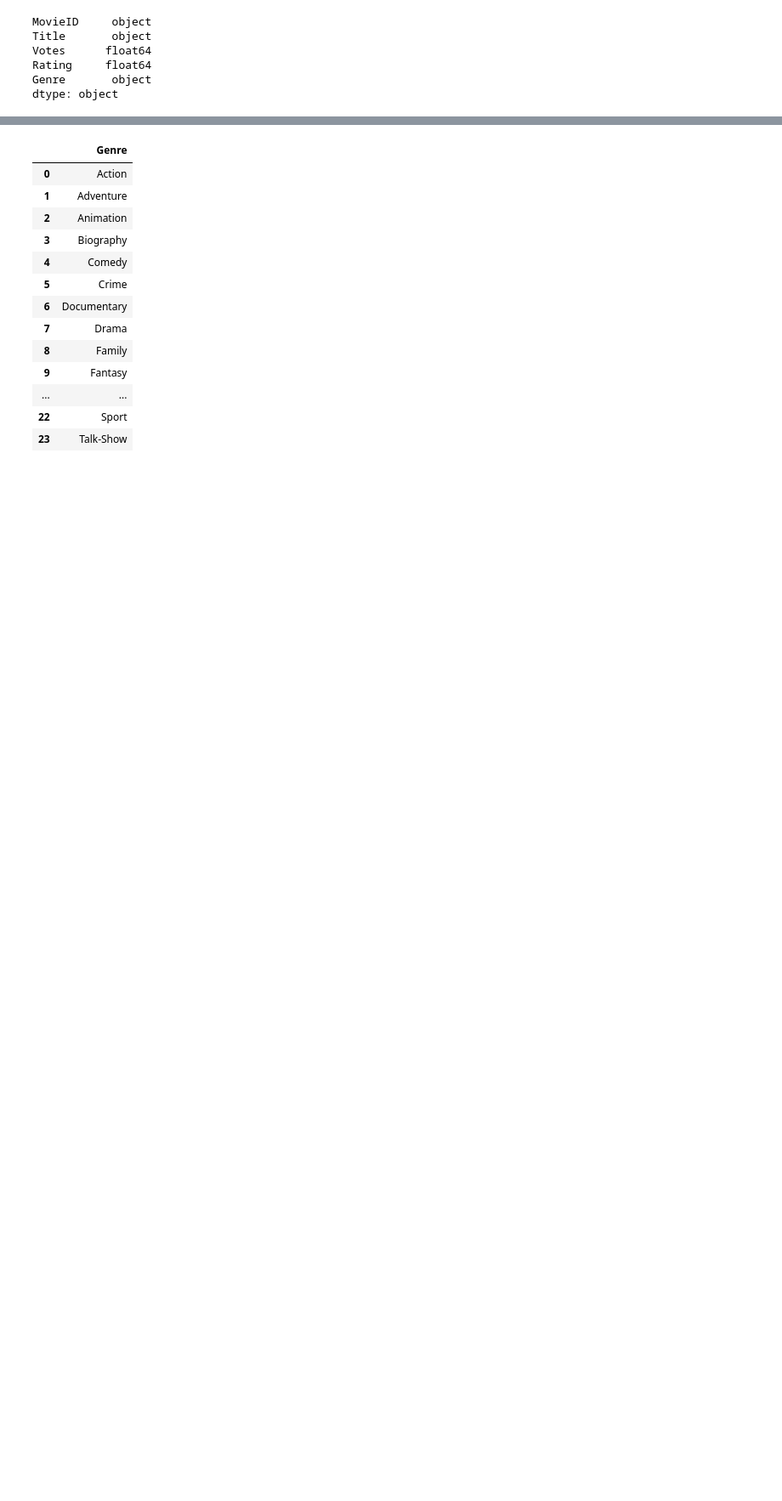
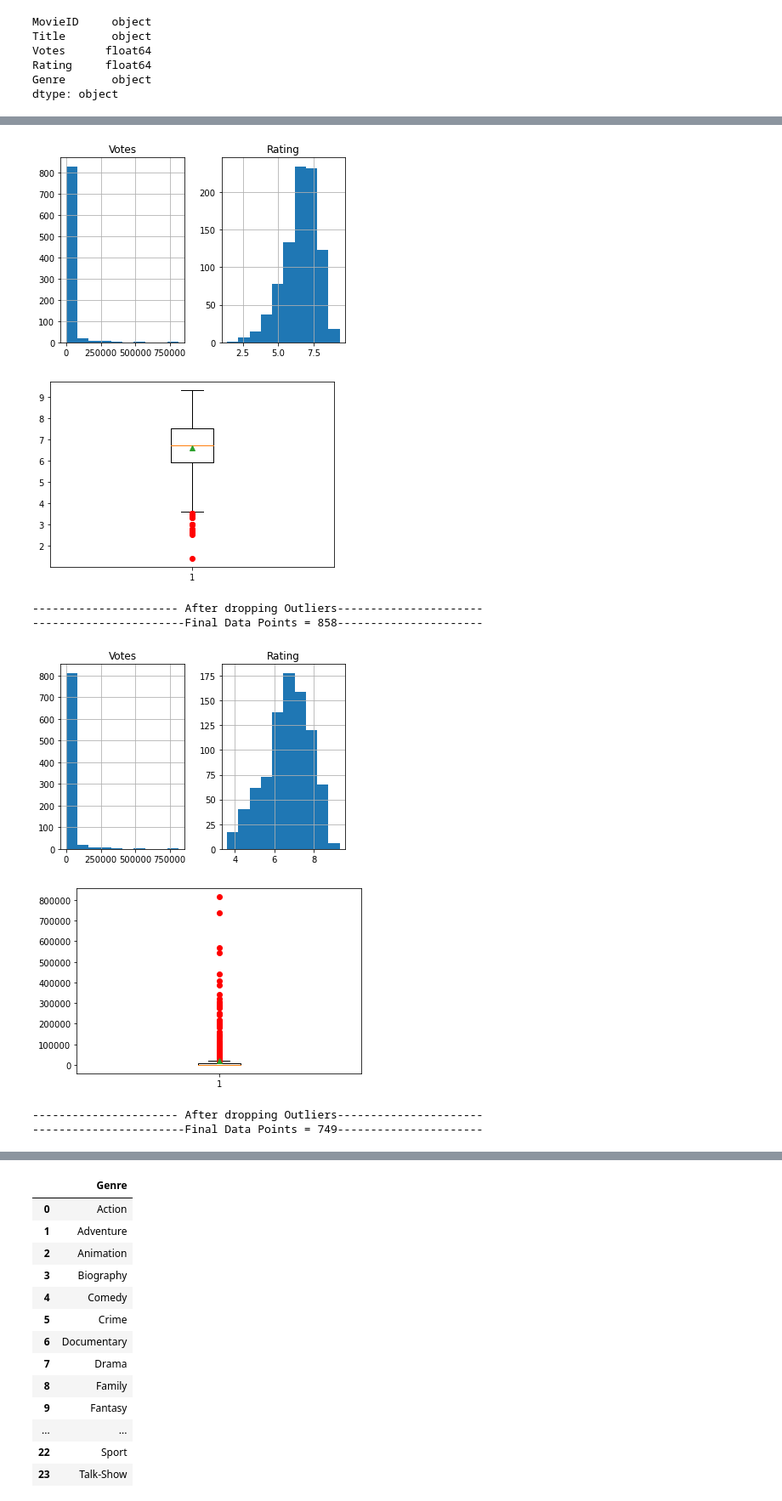
Before and after one commit to skayhan13/Pandemic-Watching, a Jupyter notebook: Swati/moviesDB.ipynb, the cells around one changed output, grey strips where cells are left out. Shown at 85% size. Drawn from its saved outputs; the diff is of its cells as text; code cells hidden in the pictures; blank space fills up the shorter version.

```diff
--- a/Swati/moviesDB.ipynb
+++ b/Swati/moviesDB.ipynb
@@ -86,0 +192,3 @@ movie19_db
+# %%
+#calling all the 2019 movies on Netflix by pinging the OMDB API
+movie19_df = fetch_db(movie19)
@@ -87,5 +269,5 @@ movie19_db
 # %%
-
+movie19_db = movie19_df
 # cleaning up the data
 movie19_db['Votes'].replace(',','', regex=True, inplace=True)
 movie19_db['Rating'].replace(',','', regex=True, inplace=True)
@@ -110,0 +293,19 @@ len(movie19_db)
+# %%
+# understanding the Movie Ratings and Votes Data
+#Shape of data
+movie19_db.hist()
+
+# Identifying and removing Outliers from Ratings
+outlier(movie19_db, 'Rating')
+outlier(movie19_db, 'Votes')
+
+# movie ratings are now somewhat normally distributed
+# %% [output]
+[figure, added]
+[figure, added]
+---------------------- After dropping Outliers----------------------
+-----------------------Final Data Points = 858----------------------
+[figure, added]
+[figure, added]
+---------------------- After dropping Outliers----------------------
+-----------------------Final Data Points = 749----------------------
```
Also changed, not shown: parts of 69 cells of this notebook.
